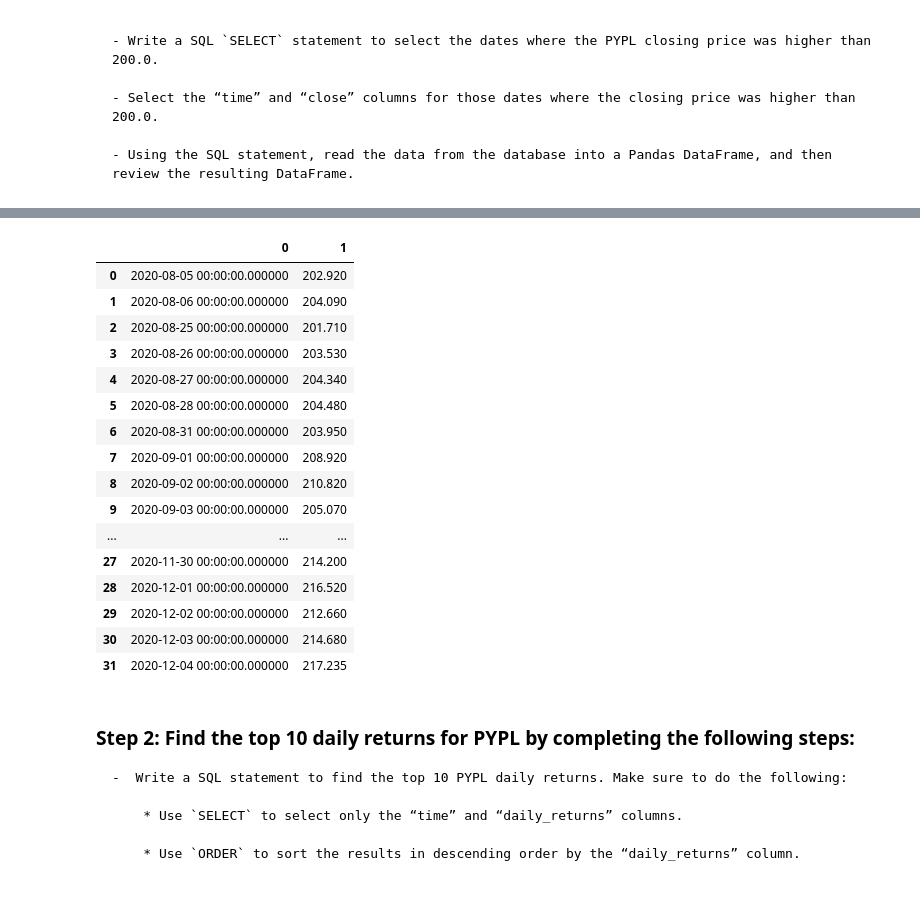
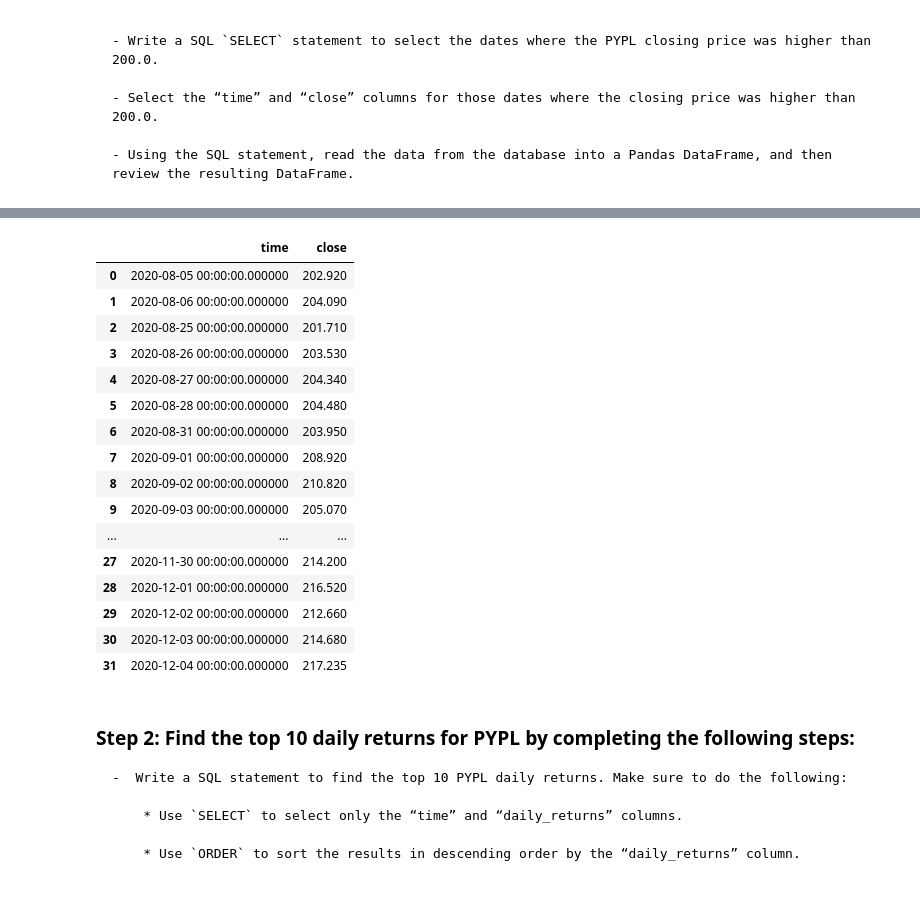
Before and after one commit to saeedraghib/m07_challenge_01, a Jupyter notebook: sr_etf_analyzer.ipynb, the cells around one changed output, grey strips where cells are left out. Cells and saved outputs as stored; diff of their text form; code cells hidden in the pictures.

```diff
--- a/sr_etf_analyzer.ipynb
+++ b/sr_etf_analyzer.ipynb
@@ -251,21 +241,20 @@ new_df
 # %%
 # Write a SQL SELECT statement to select the time and close columns
 # where the PYPL closing price was higher than 200.0.
 query = """
 SELECT time, close
 FROM PYPL
 WHERE close > 200.0
 """
-results = engine.execute(query)
 
 # Using the query, read the data from the database into a Pandas DataFrame
-pypl_higher_than_200 = pd.DataFrame(list(results))
+pypl_higher_than_200 = pd.read_sql_query(query, con=engine)
 
 # Review the resulting DataFrame
 # YOUR CODE HERE
 pypl_higher_than_200
 # %% [output]
-|  | 0 | 1 |
+|  | time | close |
 | 0 | 2020-08-05 00:00:00.000000 | 202.920 |
 | 1 | 2020-08-06 00:00:00.000000 | 204.090 |
 | 2 | 2020-08-25 00:00:00.000000 | 201.710 |
```
Also changed, not shown: parts of 12 cells of this notebook, 16 other files.
